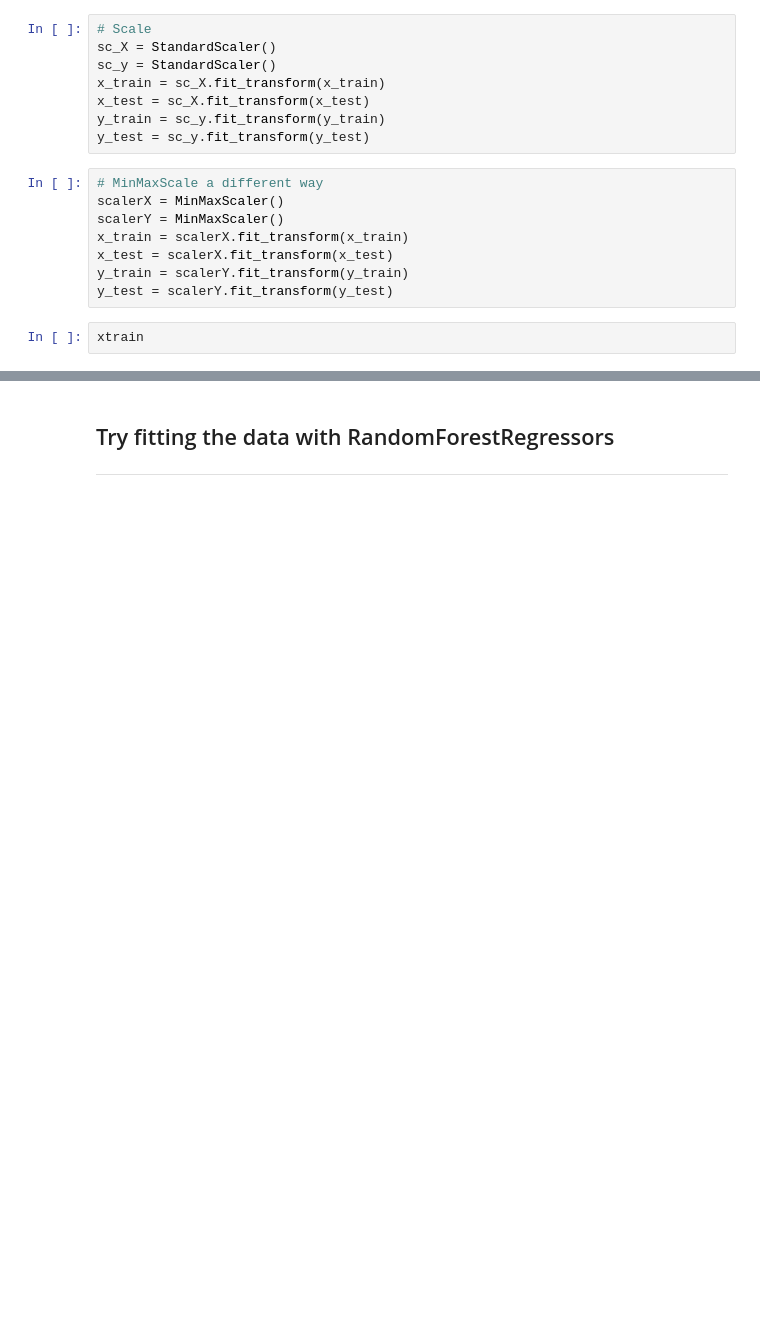
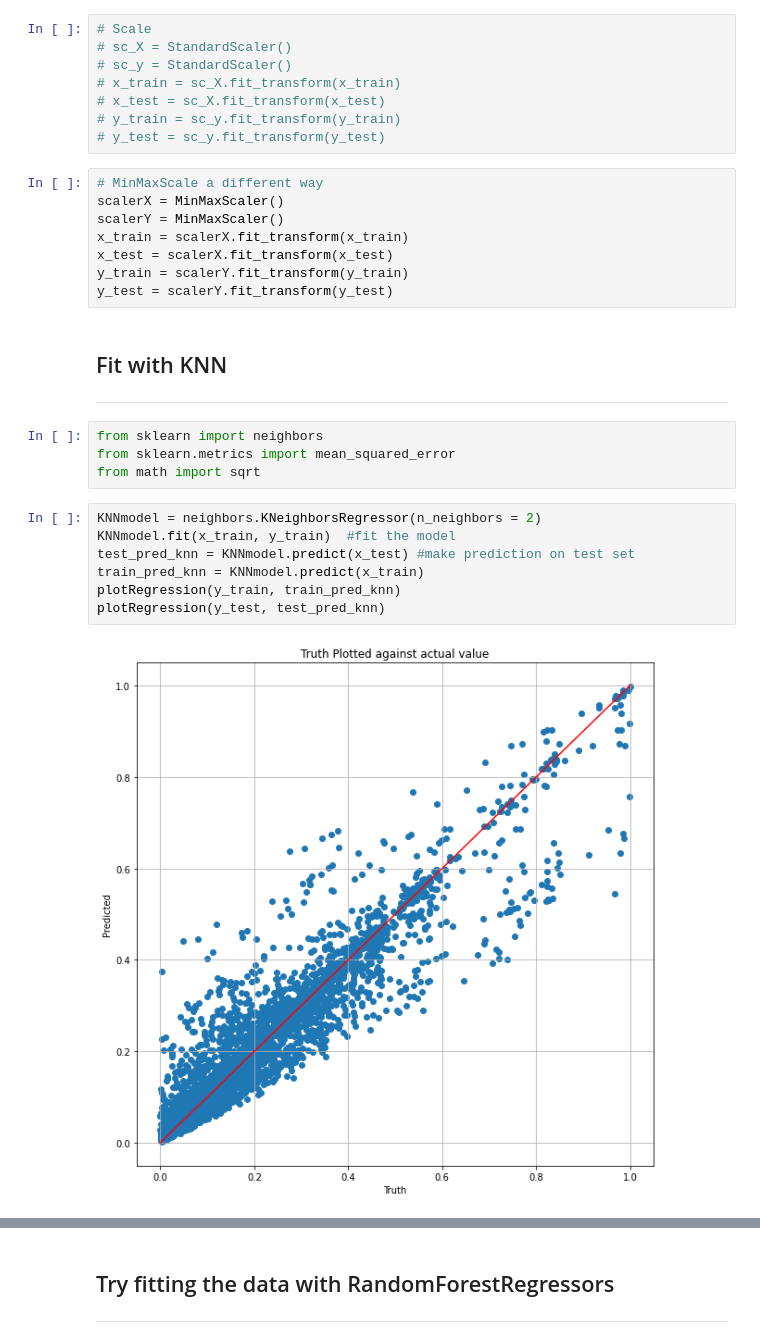
Before and after one commit to bradley-p/Solar_Energy_Forecasting, a Jupyter notebook: src/learning_experiments.ipynb, the cells around one changed output, grey strips where cells are left out. Saved outputs shown, nothing was run; the diff lists cells and outputs as text; blank space fills up the shorter version.

```diff
--- a/src/learning_experiments.ipynb
+++ b/src/learning_experiments.ipynb
@@ -73,12 +75,12 @@ After split and reshape
 <hr>
 # %%
 # Scale
-sc_X = StandardScaler()
-sc_y = StandardScaler()
-x_train = sc_X.fit_transform(x_train)
-x_test = sc_X.fit_transform(x_test)
-y_train = sc_y.fit_transform(y_train)
-y_test = sc_y.fit_transform(y_test)
+# sc_X = StandardScaler()
+# sc_y = StandardScaler()
+# x_train = sc_X.fit_transform(x_train)
+# x_test = sc_X.fit_transform(x_test)
+# y_train = sc_y.fit_transform(y_train)
+# y_test = sc_y.fit_transform(y_test)
 # %%
 # MinMaxScale a different way
 scalerX = MinMaxScaler()
@@ -87,5 +89,19 @@ x_train = scalerX.fit_transform(x_train)
 x_test = scalerX.fit_transform(x_test)
 y_train = scalerY.fit_transform(y_train)
 y_test = scalerY.fit_transform(y_test)
-# %%
-xtrain
+# %% [markdown]
+## Fit with KNN
+<hr>
+# %%
+from sklearn import neighbors
+from sklearn.metrics import mean_squared_error
+from math import sqrt
+# %%
+KNNmodel = neighbors.KNeighborsRegressor(n_neighbors = 2)
+KNNmodel.fit(x_train, y_train)  #fit the model
+test_pred_knn = KNNmodel.predict(x_test) #make prediction on test set
+train_pred_knn = KNNmodel.predict(x_train)
+plotRegression(y_train, train_pred_knn)
+plotRegression(y_test, test_pred_knn)
+# %% [output]
+[figure, added]
```
Also changed, not shown: parts of 13 cells of this notebook, 1 other file.
